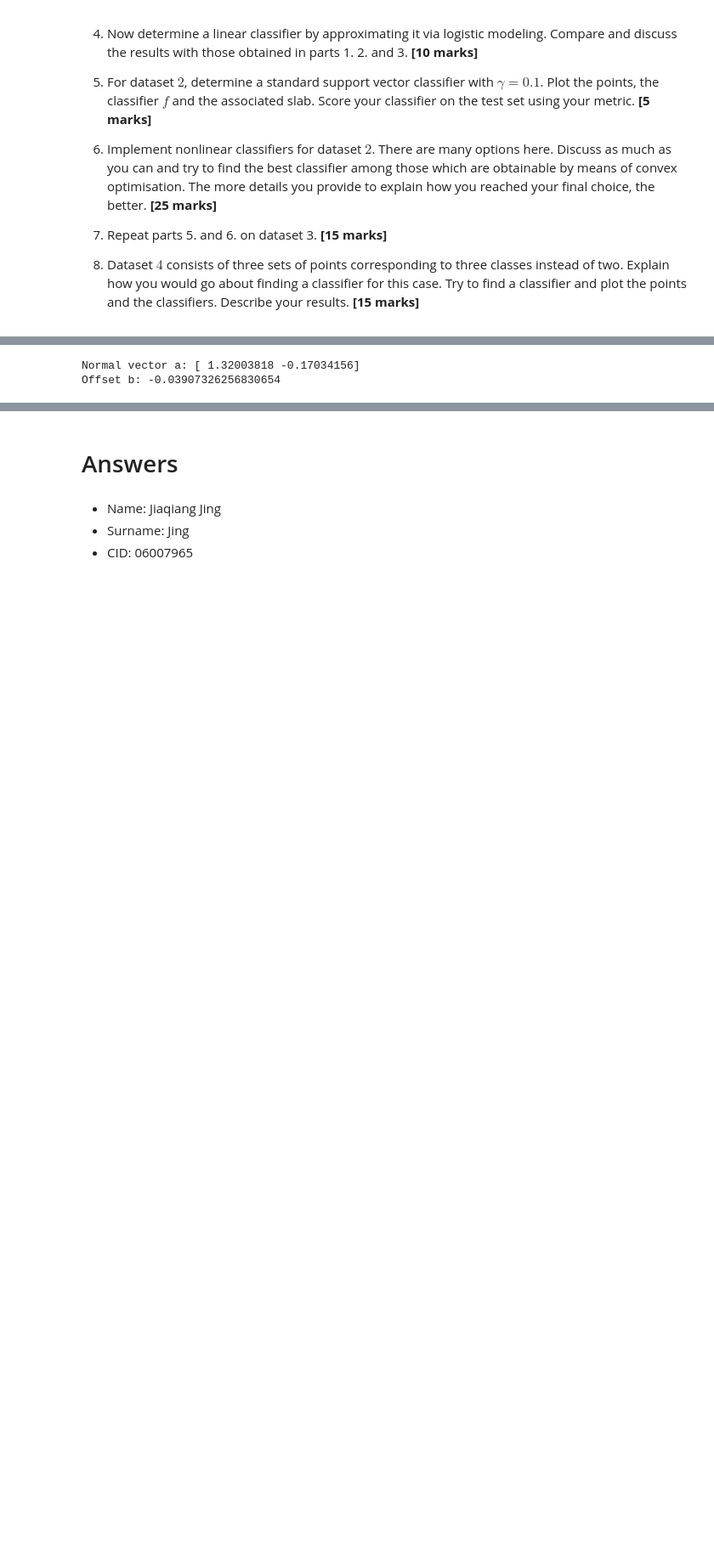
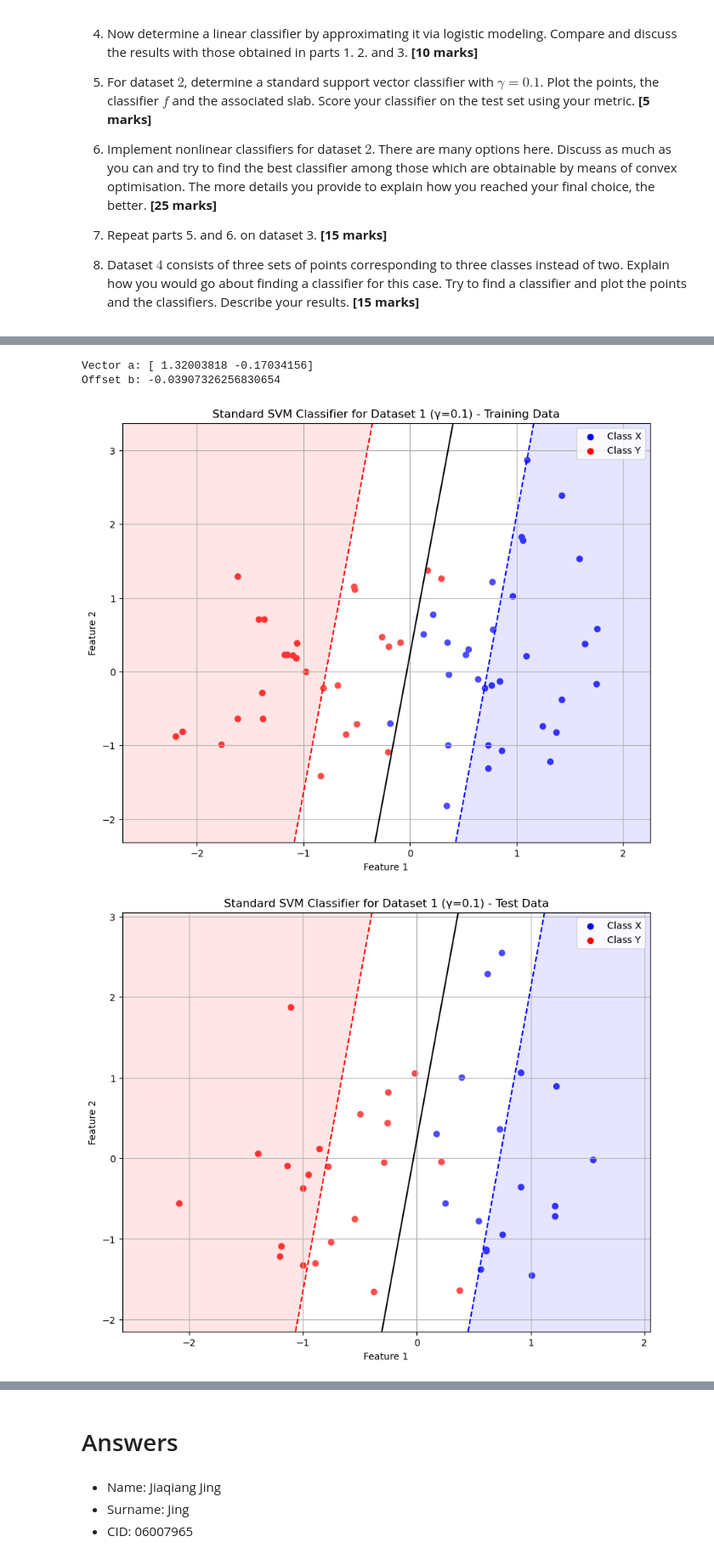
Before and after one commit to hah3024/Advanced-Optimisation, a Jupyter notebook: Coursework.ipynb, the cells around one changed output, grey strips where cells are left out. Shown at 85% size. Saved outputs shown, nothing was run; the diff lists cells and outputs as text; code cells hidden in the pictures; blank space fills up the shorter version.

```diff
--- a/Coursework.ipynb
+++ b/Coursework.ipynb
@@ -254,53 +265,84 @@ Z_4 = np.array([[ 1.710198,  2.58181 ,  0.581826, -2.765266,  2.969792,  1.06986
 # %%
+##Question 1
 import numpy as np
 import matplotlib.pyplot as plt
 import cvxpy as cp
 
 # Define the standard support vector classifier function
 def standard_svm(X, Y, gamma=0.1):
-    """
-    Implement a standard support vector classifier
 
-    Parameters:
-    X: Training data points (n_samples, n_features)
-    Y: Training data points of the other class (m_samples, n_features)
-    gamma: Parameter controlling the trade-off between margin and misclassification
-
-    Returns:
-    a: Normal vector to the separating hyperplane
-    b: Offset of the hyperplane
-    """
     n, d = X.shape  # n samples, d features for X
     m, _ = Y.shape  # m samples for Y
 
     # Define the optimization variables
     a = cp.Variable(d)  # normal vector to the separating hyperplane
     b = cp.Variable()   # offset
     xi = cp.Variable(n)  # slack variables for X
     eta = cp.Variable(m)  # slack variables for Y
 
     # Define the objective function
     objective = cp.Minimize(cp.norm(a, 2) + gamma * (cp.sum(xi) + cp.sum(eta)))
 
     # Define the constraints
     constraints = [
-        cp.multiply(X @ a - b, np.ones(n)) >= 1 - xi,  # X should be on the positive side
-        cp.multiply(Y @ a - b, np.ones(m)) <= -1 + eta,  # Y should be on the negative side
-        xi >= 0,  # slack variables are non-negative
-        eta >= 0  # slack variables are non-negative
-    ]
+    X @ a - b >= 1 - xi,  # X should be on the positive side
+    Y @ a - b <= -1 + eta,  # Y should be on the negative side
+    xi >= 0,  # slack variables are non-negative
+    eta >= 0  # slack variables are non-negative
+]
 
     # Solve the problem
     problem = cp.Problem(objective, constraints)
     problem.solve()
 
     return a.value, b.value
 
 # Apply the standard SVM to dataset 1
 a_1, b_1 = standard_svm(X_train_1, Y_train_1, gamma=0.1)
+print("Vector a:", a_1)
+print("Offset b:", b_1)
 
-print("Normal vector a:", a_1)
-print("Offset b:", b_1)
+# Function to plot the data points and the classifier
+def plot_classifier(X, Y, a, b, title="Support Vector Classifier"):
+    plt.figure(figsize=(10, 8))
+
+    # Plot the data points
+    plt.scatter(X[:, 0], X[:, 1], c='blue', label='Class X')
+    plt.scatter(Y[:, 0], Y[:, 1], c='red', label='Class Y')
+
+    # Plot the decision boundary (hyperplane)
+    x_min, x_max = min(np.min(X[:, 0]), np.min(Y[:, 0])) - 0.5, max(np.max(X[:, 0]), np.max(Y[:, 0])) + 0.5
+    y_min, y_max = min(np.min(X[:, 1]), np.min(Y[:, 1])) - 0.5, max(np.max(X[:, 1]), np.max(Y[:, 1])) + 0.5
+
+    # Create a grid of points
+    xx, yy = np.meshgrid(np.linspace(x_min, x_max, 100),
+                         np.linspace(y_min, y_max, 100))
+    grid = np.c_[xx.ravel(), yy.ravel()]
+
+    # Compute the decision function values
+    Z = grid @ a - b
+    Z = Z.reshape(xx.shape)
+
+    # Plot the decision boundary and margins
+    plt.contour(xx, yy, Z, levels=[-1, 0, 1], colors=['r', 'k', 'b'], linestyles=['--', '-', '--'])
+
+    # Fill the regions
+    plt.contourf(xx, yy, Z, levels=[-100, -1, 1, 100], colors=['#FFAAAA', '#FFFFFF', '#AAAAFF'], alpha=0.3)
+
+    plt.title(title)
+    plt.xlabel('Feature 1')
+    plt.ylabel('Feature 2')
+    plt.legend()
+    plt.grid(True)
+    plt.show()
+
+# Plot the classifier for dataset 1 (training data)
+plot_classifier(X_train_1, Y_train_1, a_1, b_1, title="Standard SVM Classifier for Dataset 1 (γ=0.1) - Training Data")
+
+# Plot the classifier for dataset 1 (test data)
+plot_classifier(X_test_1, Y_test_1, a_1, b_1, title="Standard SVM Classifier for Dataset 1 (γ=0.1) - Test Data")
 # %% [output]
-Normal vector a: [ 1.32003818 -0.17034156]
+Vector a: [ 1.32003818 -0.17034156]
 Offset b: -0.03907326256830654
+[figure, added]
+[figure, added]
```
Also changed, not shown: parts of 27 cells of this notebook.
